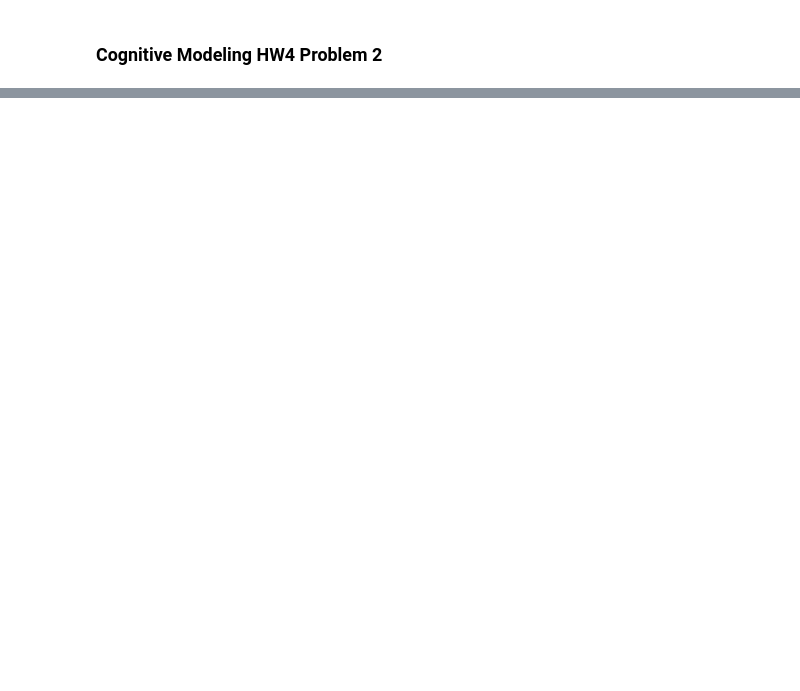
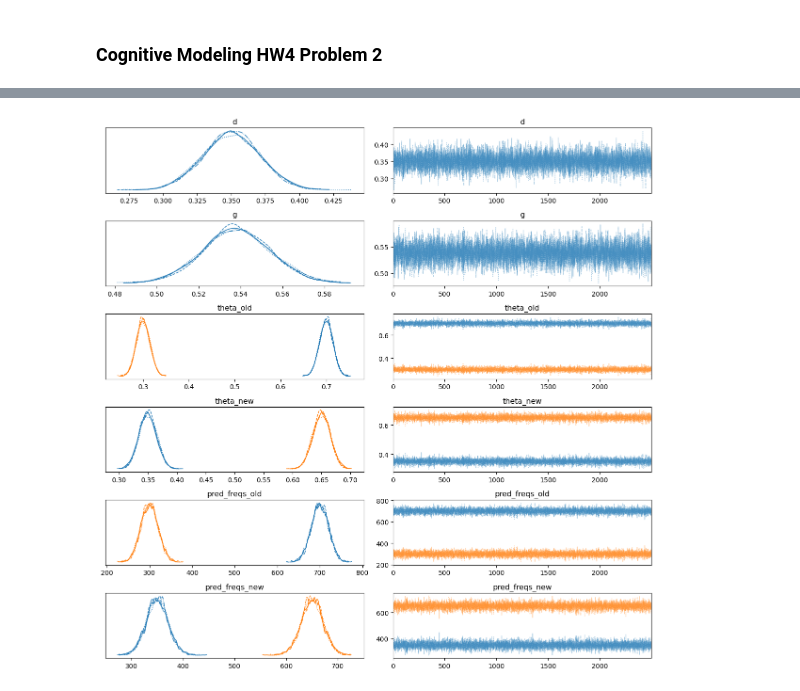
Before and after one commit to NightHydra/CognitiveModelingHomework, a Jupyter notebook: Homeworks/HW4/hw_4_problem2.ipynb, the cells around one changed output, grey strips where cells are left out. Saved outputs shown, nothing was run; the diff lists cells and outputs as text; code cells hidden in the pictures; blank space fills up the shorter version.

```diff
--- a/Homeworks/HW4/hw_4_problem2.ipynb
+++ b/Homeworks/HW4/hw_4_problem2.ipynb
@@ -70,0 +174,2 @@ generated quantities{
+# %%
+two_high_fit = two_high_model.sample(num_chains=4, num_samples=2500, num_warmup=1000)
@@ -70,0 +211,5 @@ generated quantities{
+# %%
+axarr = az.plot_trace(two_high_fit)
+plt.tight_layout()
+# %% [output]
+[figure, added]
```
Also changed, not shown: parts of 10 cells of this notebook, 1 other file.
